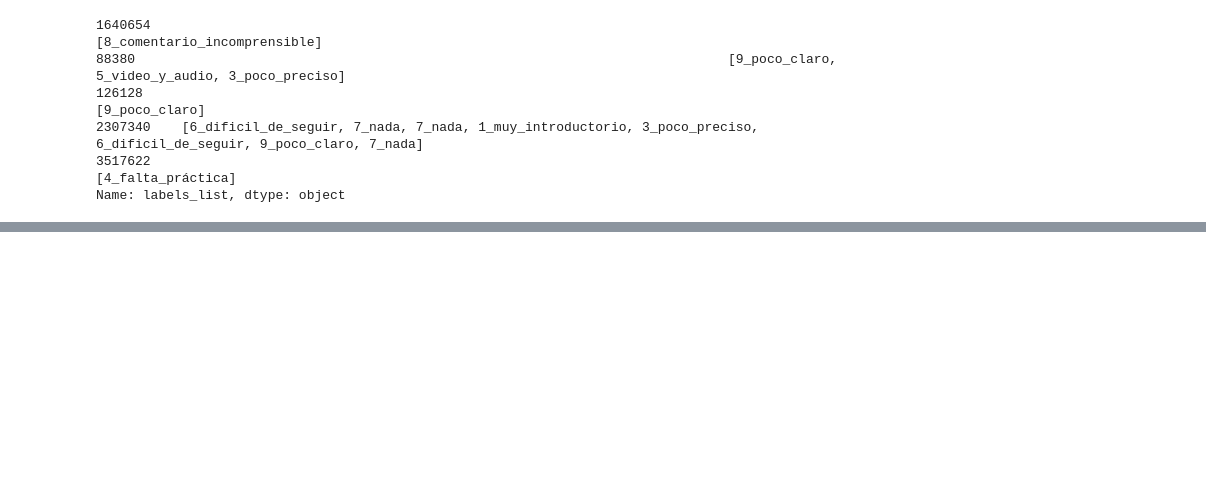
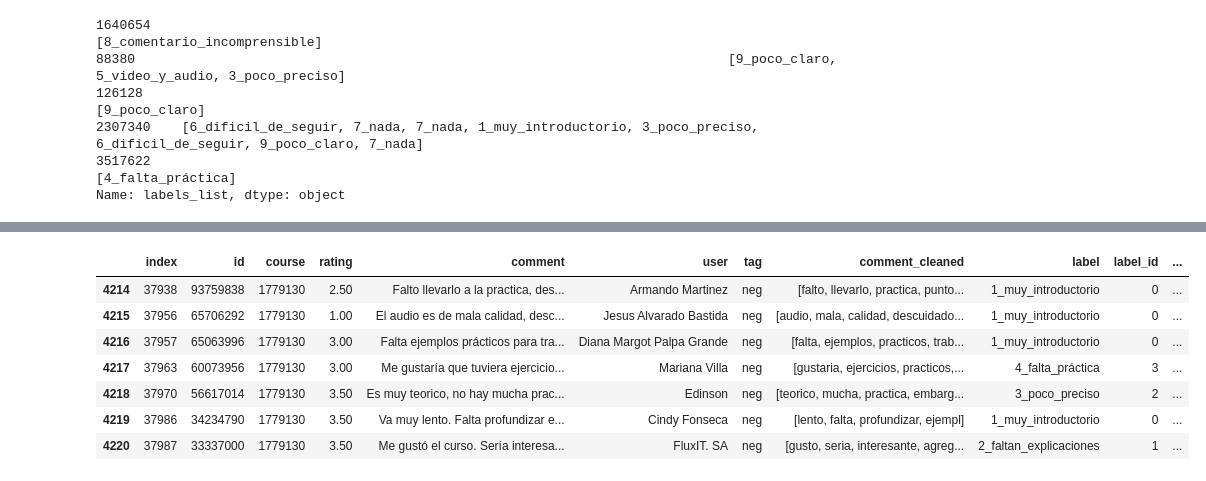
Before and after one commit to luc-ch/TM_udemy_reviews, a Jupyter notebook: TP4_2_topic_group.ipynb, the cells around one changed output, grey strips where cells are left out. Cells and saved outputs as stored; diff of their text form; code cells hidden in the pictures; blank space fills up the shorter version.

Commit message:
Agrupar comentarios por curso

```diff
--- a/TP4_2_topic_group.ipynb
+++ b/TP4_2_topic_group.ipynb
@@ -1141,0 +1165,13 @@ plt.savefig("heatmap.png", dpi = 300)
+# %%
+# por ejeeeemplo
+
+df_news[df_news["course"]==1779130]
+# %% [output]
+|  | index | id | course | rating | comment | user | tag | comment_cleaned | label | label_id | ... |
+| 4214 | 37938 | 93759838 | 1779130 | 2.50 | Falto llevarlo a la practica, des... | Armando Martinez | neg | [falto, llevarlo, practica, punto... | 1_muy_introductorio | 0 | ... |
+| 4215 | 37956 | 65706292 | 1779130 | 1.00 | El audio es de mala calidad, desc... | Jesus Alvarado Bastida | neg | [audio, mala, calidad, descuidado... | 1_muy_introductorio | 0 | ... |
+| 4216 | 37957 | 65063996 | 1779130 | 3.00 | Falta ejemplos prácticos para tra... | Diana Margot Palpa Grande | neg | [falta, ejemplos, practicos, trab... | 1_muy_introductorio | 0 | ... |
+| 4217 | 37963 | 60073956 | 1779130 | 3.00 | Me gustaría que tuviera ejercicio... | Mariana Villa | neg | [gustaria, ejercicios, practicos,... | 4_falta_práctica | 3 | ... |
+| 4218 | 37970 | 56617014 | 1779130 | 3.50 | Es muy teorico, no hay mucha prac... | Edinson | neg | [teorico, mucha, practica, embarg... | 3_poco_preciso | 2 | ... |
+| 4219 | 37986 | 34234790 | 1779130 | 3.50 | Va muy lento. Falta profundizar e... | Cindy Fonseca | neg | [lento, falta, profundizar, ejempl] | 1_muy_introductorio | 0 | ... |
+| 4220 | 37987 | 33337000 | 1779130 | 3.50 | Me gustó el curso. Sería interesa... | FluxIT. SA | neg | [gusto, seria, interesante, agreg... | 2_faltan_explicaciones | 1 | ... |
```
Also changed, not shown: parts of 25 cells of this notebook.
